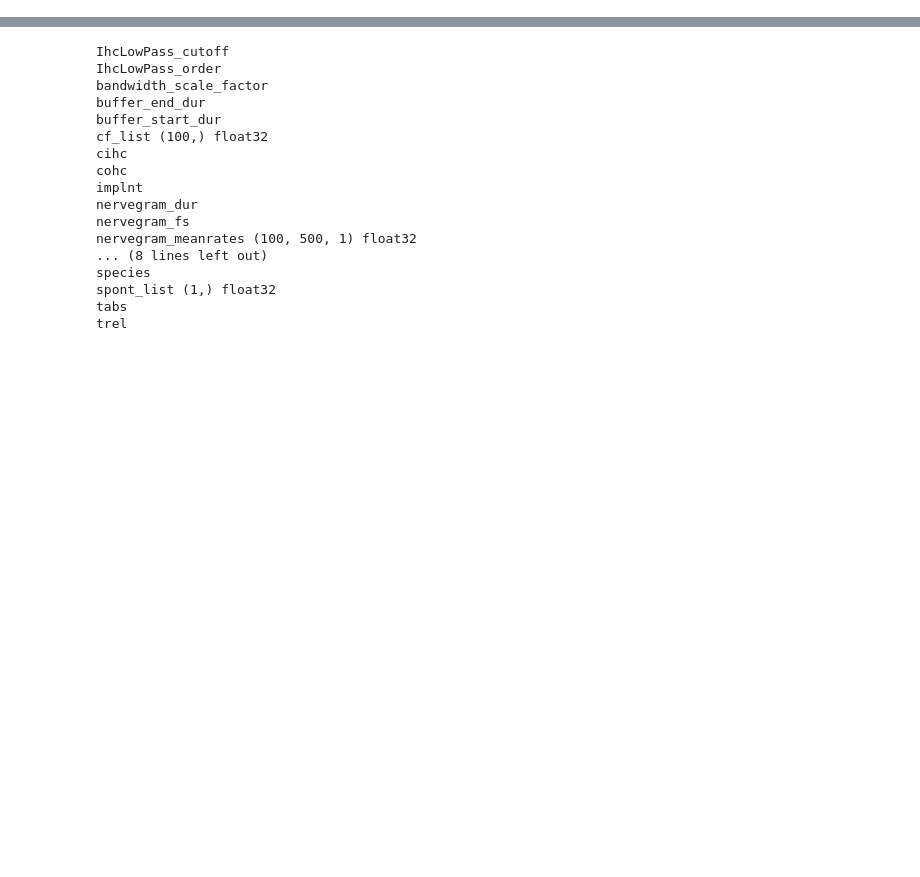
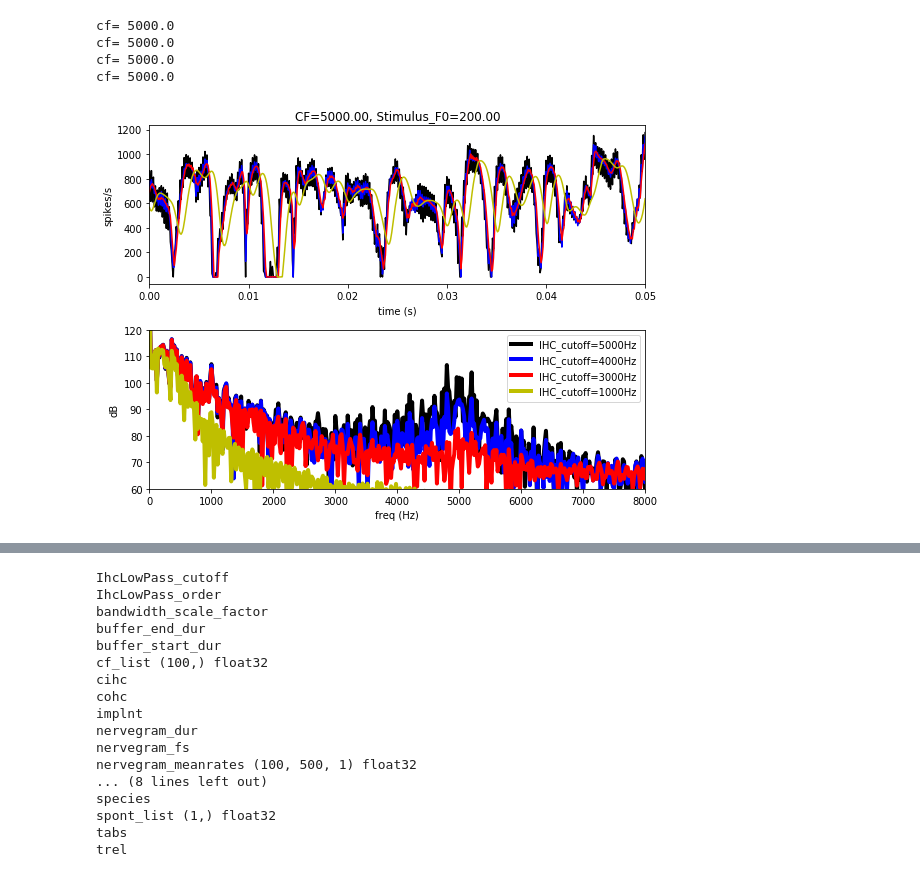
Before and after one commit to msaddler/bez2018model, a Jupyter notebook: notebook_debug_bez2018model.ipynb, the cells around one changed output, grey strips where cells are left out. Saved outputs shown, nothing was run; the diff lists cells and outputs as text; code cells hidden in the pictures; blank space fills up the shorter version.

```diff
--- a/notebook_debug_bez2018model.ipynb
+++ b/notebook_debug_bez2018model.ipynb
@@ -194,43 +89,3 @@ plt.show()
-# %%
-sr = 32000
-t = np.arange(0, 0.150, 1/sr)
-signal = np.zeros_like(t)
-noise = np.random.randn(signal.shape[0])
-f0 = 250
-phase_mode = 'sine'
-spectral_region = 'custom'
-
-freq_list = f0*np.arange(1, 60)
-
-if phase_mode == 'alt':
-    phase_list = np.pi/2 * np.ones(len(freq_list))
-    phase_list[::2] = 0
-else:
-    phase_list = np.zeros(len(freq_list))
-
-for freq, phase in zip(freq_list, phase_list):
-    if freq < sr/2:
-        signal = signal + np.sin(2*np.pi*freq*t + phase)
-
-
-if spectral_region == 'low':
-    signal = augment_dataset.apply_butterworth_filter(signal, sr, 1, [125, 625], 'bandpass', filtfilt=True)
-elif spectral_region == 'high':
-    signal = augment_dataset.apply_butterworth_filter(signal, sr, 1, [3900, 5400], 'bandpass', filtfilt=True)
-elif spectral_region == 'custom':
-    signal = augment_dataset.apply_butterworth_filter(signal, sr, 1, [1e2, 1e4], 'bandpass', filtfilt=True)
-
-# signal = np.sin(2*np.pi*5000*t)
-
-snr = 100
-dBSPL = 60
-noise = np.random.randn(noise.shape[0])
-
-y = dataset_util.combine_signal_and_noise(signal, noise, snr=snr,
-                                          rms_out=20e-6*np.power(10, dBSPL/20))
-# y = signal
-
-ipd.display(ipd.Audio(y, rate=sr))
 # %%
 fig, ax = plt.subplots(nrows=2, ncols=1, figsize=(8, 6))
 
@@ -259,39 +114,44 @@ for cidx, IHC_cutoff in enumerate([5e3, 4e3, 3e3, 1e3]):
     np.random.seed(0)
     out_dict = bez2018model.nervegram_meanrates(y, sr, **kwargs_nervegram_meanrates)
 
-
     pin_fs = out_dict['pin_fs']
     pin = out_dict['pin']
     mr_fs = out_dict['meanrates_fs']
     mr = out_dict['meanrates']
     freq = out_dict['cf_list']
     pin_fs = out_dict['pin_fs']
 
     fidx = 0
     print('cf=', freq[fidx])
 
     mr_trace = mr[fidx, :, 0]
     mr_time = np.arange(0, mr.shape[1]) / mr_fs
 
-    fxx, pxx = dataset_util.power_spectrum(mr_trace, mr_fs)
+    fxx, pxx = util_stimuli.power_spectrum(mr_trace, mr_fs)
 
     ax[0].plot(mr_time, mr_trace, color=color_list[cidx])
     ax[1].plot(fxx, pxx, color=color_list[cidx], lw=4,
                label='IHC_cutoff={:.0f}Hz'.format(IHC_cutoff))
 
 ax[0].set_xlim([mr_time[0], mr_time[-1]])
 ax[0].set_ylabel('spikes/s')
 ax[0].set_xlabel('time (s)')
 ax[0].set_title('CF={:.2f}, Stimulus_F0={:.2f}'.format(freq[fidx], f0))
 ax[1].legend(loc='upper right')
 
 ax[1].set_xlim([0, 8e3])
 ax[1].set_ylim([60, 120])
 ax[1].set_ylabel('dB')
 ax[1].set_xlabel('freq (Hz)')
 
 plt.tight_layout()
 plt.show()
+# %% [output]
+cf= 5000.0
+cf= 5000.0
+cf= 5000.0
+cf= 5000.0
+[figure, added]
 # %%
 pin_fs = out_dict['pin_fs']
 pin = out_dict['pin']
```
Also changed, not shown: parts of 14 cells of this notebook, 1 other file.
